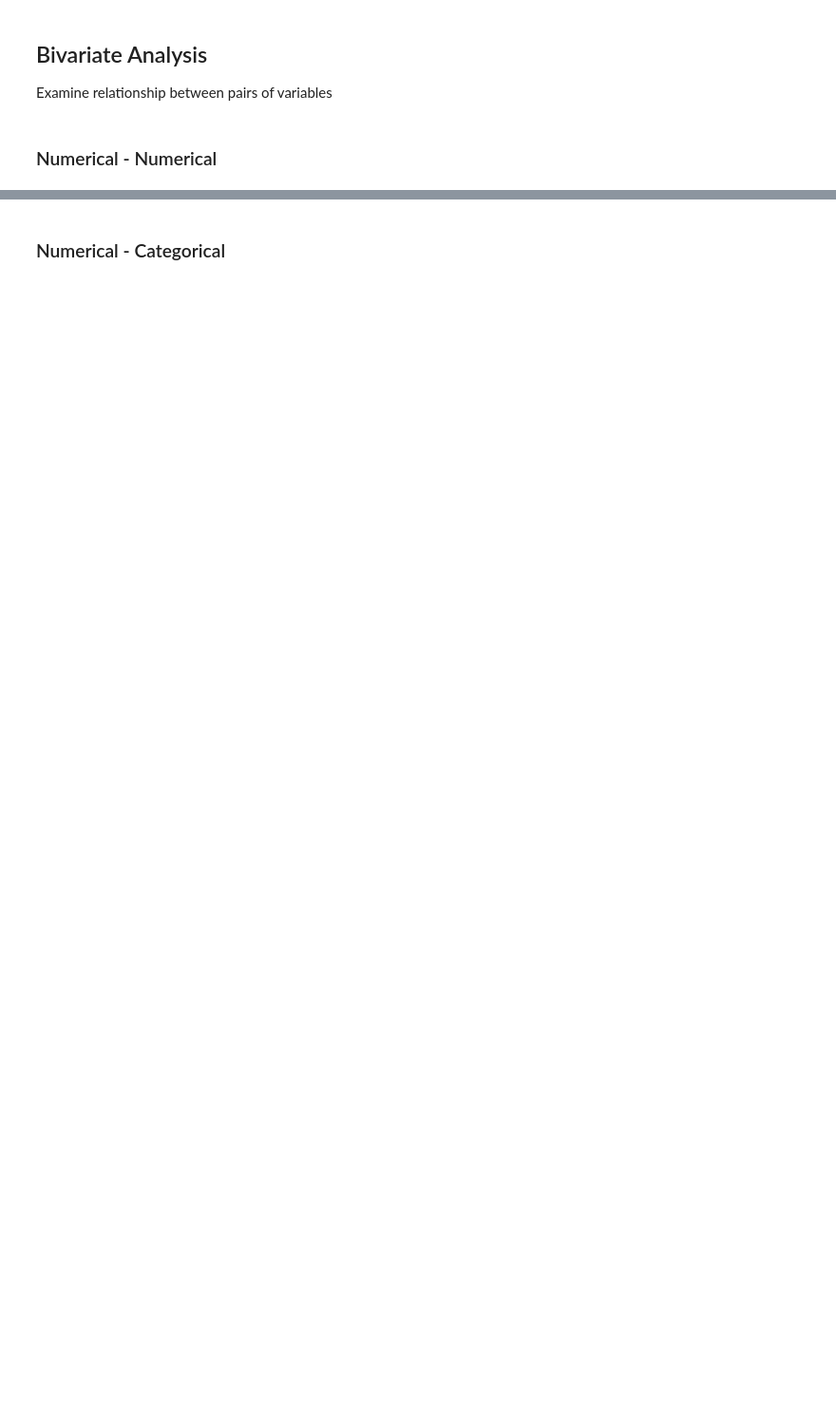
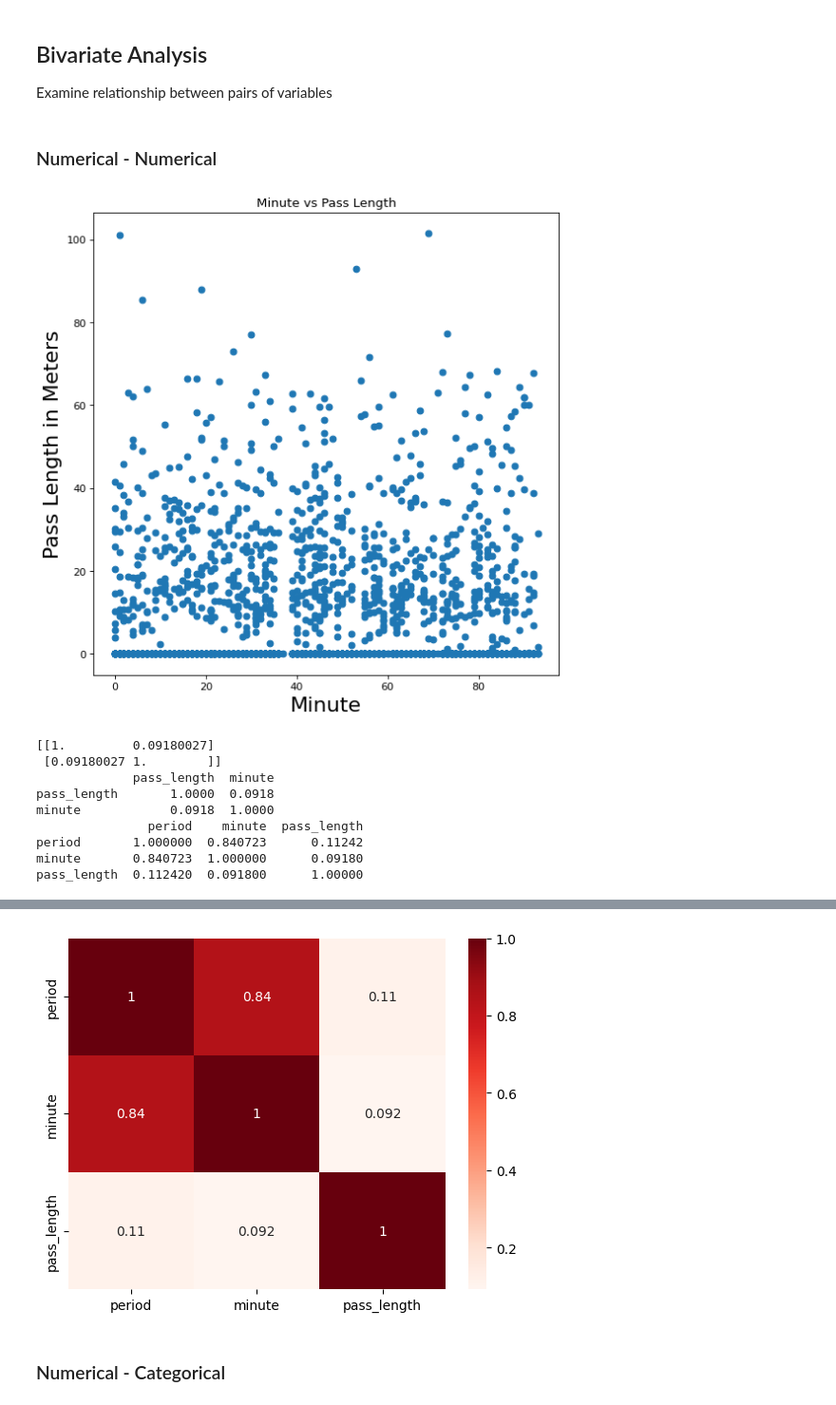
Before and after one commit to NojusMat/DataScience_CA2, a Jupyter notebook: NojusMatuseviciusDAProject.ipynb, the cells around one changed output, grey strips where cells are left out. Shown at 95% size. Cells and saved outputs as stored; diff of their text form; code cells hidden in the pictures; blank space fills up the shorter version.

```diff
--- a/NojusMatuseviciusDAProject.ipynb
+++ b/NojusMatuseviciusDAProject.ipynb
@@ -637,3 +594,44 @@ Name: period, dtype: float64
 Examine relationship between pairs of variables
 # %% [markdown]
 ### Numerical - Numerical
+# %%
+#________________________________________Pass Length / Period _______________________________________________________
+
+#### Numeric - numeric analysis for two variables where both are numeric
+
+
+#plot the scatter plot of balance and age variable in data
+figure(num=None, figsize=(8, 8), dpi=80, facecolor='w', edgecolor='k')
+plt.scatter(data.minute,data.pass_length)
+plt.title("Minute vs Pass Length")
+plt.xlabel("Minute", size=20)
+plt.ylabel("Pass Length in Meters", size=20)
+plt.show()
+
+#Calculate correlation
+print(np.corrcoef(data.pass_length, data.minute))
+print(data[['pass_length','minute']].corr())
+
+#Summary Statement - There is no indication that those who are older will have higher balances
+
+# Creating a matrix using age, salry, balance as rows and columns
+print(data[['period','minute','pass_length']].corr())
+
+sns.pairplot(data = data, vars=['period','minute','pass_length'])
+plt.show()
+
+
+#plot the correlation matrix of salary, balance and age in data dataframe.
+sns.heatmap(data[['period','minute','pass_length']].corr(), annot=True, cmap = 'Reds')
+plt.show()
+# %% [output]
+[figure, added]
+[[1.         0.09180027]
+ [0.09180027 1.        ]]
+             pass_length  minute
+pass_length       1.0000  0.0918
+minute            0.0918  1.0000
+               period    minute  pass_length
+period       1.000000  0.840723      0.11242
+minute       0.840723  1.000000      0.09180
+pass_length  0.112420  0.091800      1.00000
@@ -640,2 +639,3 @@ Examine relationship between pairs of variables
+[figure, added]
 # %% [markdown]
 ### Numerical - Categorical
```
Also changed, not shown: parts of 14 cells of this notebook.
